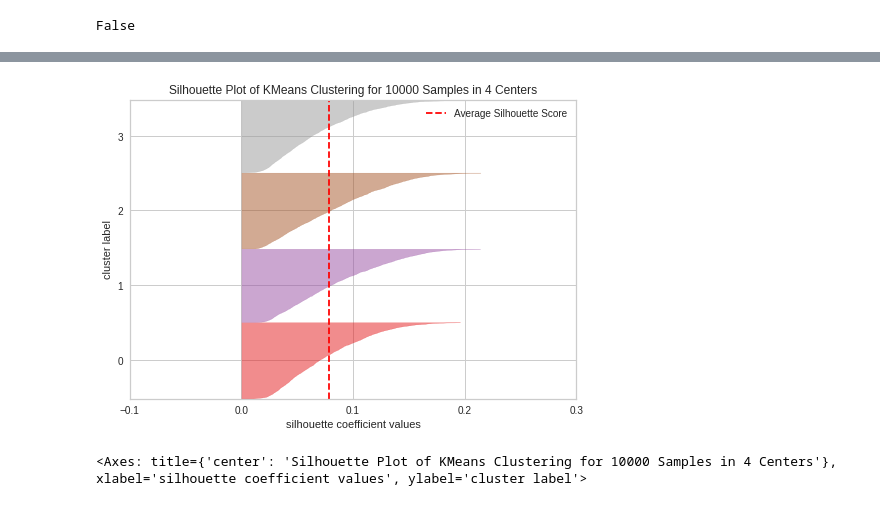
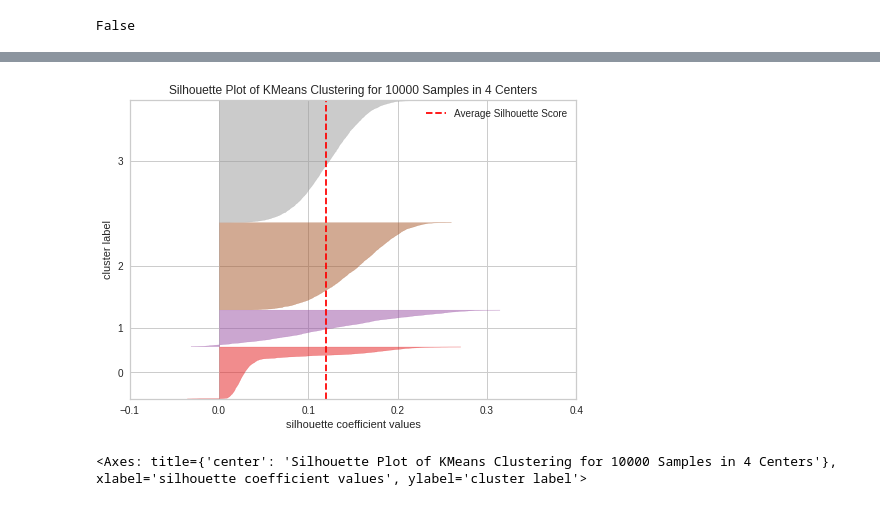
Before and after one commit to cfreeman22/d212_data_mining_2, a Jupyter notebook: D212_kmeans1.ipynb, the cells around one changed output, grey strips where cells are left out. Saved outputs shown, nothing was run; the diff lists cells and outputs as text; code cells hidden in the pictures.

```diff
--- a/D212_kmeans1.ipynb
+++ b/D212_kmeans1.ipynb
@@ -224,13 +251,13 @@ array([[<Axes: title={'center': 'ActiveListening'}, xlabel='[GROUP]'>,
 # %%
 # Let us first start with K = 3
-final_model=KMeans(4)
-final_model.fit(df_scaled)
-prediction=final_model.predict(df_scaled)
+final_model=KMeans(3)
+final_model.fit(subset_scaled_df)
+prediction=final_model.predict(subset_scaled_df)
 
 #Append the prediction
-df["GROUP"] = prediction
-df_scaled["GROUP"] = prediction
+subset["GROUP"] = prediction
+subset_scaled_df["GROUP"] = prediction
 print("Groups Assigned : \n")
-df.head()
+subset.head()
 # %% [output]
 Groups Assigned :
@@ -274,6 +294,6 @@ array([[<Axes: title={'center': 'ActiveListening'}, xlabel='[GROUP]'>,
 # %%
 model = KMeans(random_state=1)
 visualizer = KElbowVisualizer(model, k=(2, 10), timings=True)
-visualizer.fit(df_scaled)  # fit the data to the visualizer
+visualizer.fit(subset_scaled_df)  # fit the data to the visualizer
 visualizer.show()  # finalize and render figure
 # %% [output]
@@ -305,6 +325,6 @@ plt.show()
 # %%
 model = KMeans(random_state=1)
-visualizer = KElbowVisualizer(model, k=(2, 30), metric="silhouette", timings=True)
-visualizer.fit(df_scaled)  # fit the data to the visualizer
+visualizer = KElbowVisualizer(model, k=(2, 20), metric="silhouette", timings=True)
+visualizer.fit(subset_scaled_df)  # fit the data to the visualizer
 visualizer.show()  # finalize and render figure
 # %% [output]
@@ -312 +332,6 @@ visualizer.show()  # finalize and render figure
 <Axes: title={'center': 'Silhouette Score Elbow for KMeans Clustering'}, xlabel='k', ylabel='silhouette score'>
+# %%
+# finding optimal no. of clusters with silhouette coefficients
+visualizer = SilhouetteVisualizer(KMeans(3, random_state=1))
+visualizer.fit(subset_scaled_df)
+visualizer.show()
@@ -313,8 +341,8 @@ visualizer.show()  # finalize and render figure
 # %%
 # finding optimal no. of clusters with silhouette coefficients
 visualizer = SilhouetteVisualizer(KMeans(4, random_state=1))
-visualizer.fit(df_scaled)
+visualizer.fit(subset_scaled_df)
 visualizer.show()
 # %% [output]
-[figure, old version]
+[figure, new version]
 <Axes: title={'center': 'Silhouette Plot of KMeans Clustering for 10000 Samples in 4 Centers'}, xlabel='silhouette coefficient values', ylabel='cluster label'>
```
Also changed, not shown: parts of 34 cells of this notebook.
